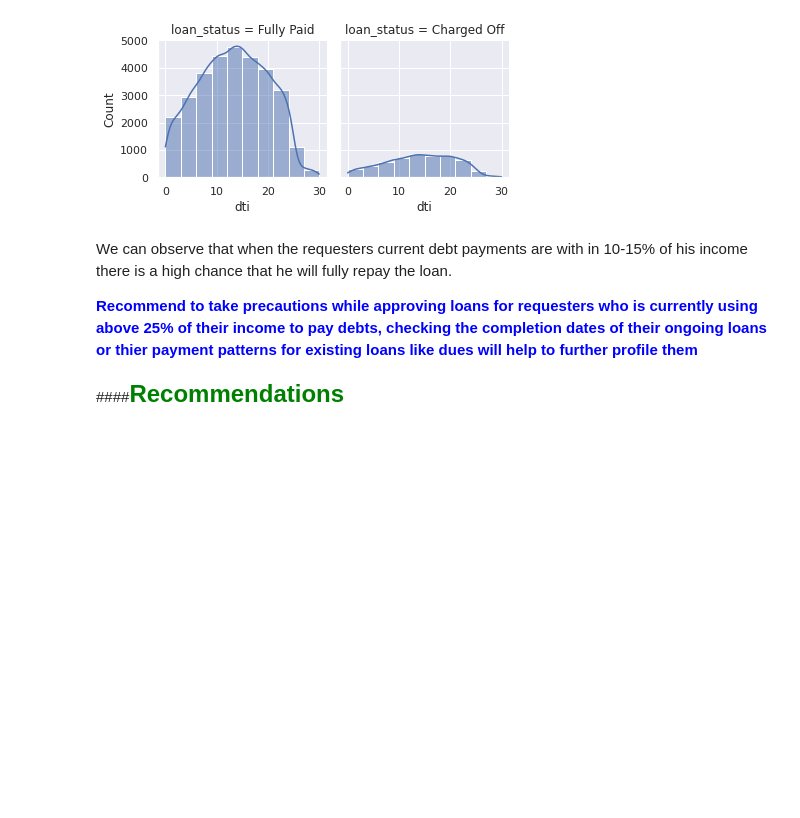
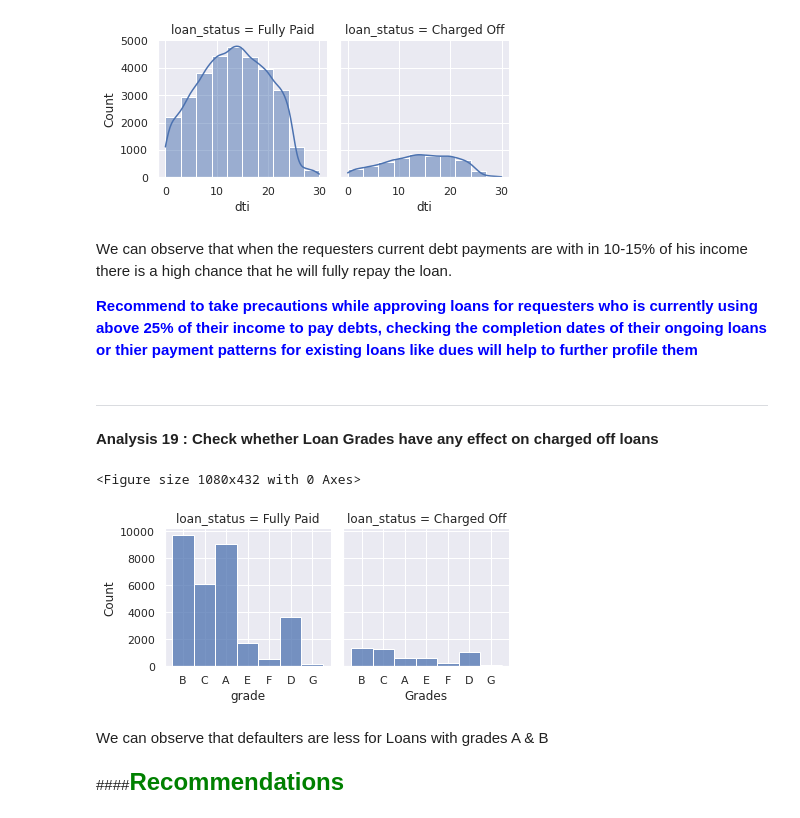
Before and after one commit to nidhinraj3/LendingClubCaseStudy, a Jupyter notebook: Lending_Club_Default_Analysis.ipynb, the cells around one changed output. Saved outputs shown, nothing was run; the diff lists cells and outputs as text; code cells hidden in the pictures; blank space fills up the shorter version.

```diff
--- a/Lending_Club_Default_Analysis.ipynb
+++ b/Lending_Club_Default_Analysis.ipynb
@@ -1370,6 +1370,24 @@ sns.displot(
 We can observe that when the requesters current debt payments are with in 10-15% of his income there is a high chance that he will fully repay the loan.
 
 <font color='Blue'><b>**Recommend to take precautions while approving loans for requesters who is currently using above 25% of their income to pay debts, checking the completion dates of their ongoing loans or thier payment patterns for existing loans like dues will help to further profile them**</b></font>
+# %% [markdown]
+---
+**Analysis 19 : Check whether Loan Grades have any effect on charged off loans**
+# %%
+plt.figure(figsize=(15,6))
+sns.displot(
+    filter_df, x="grade", col="loan_status",
+    binwidth=3, height=3, facet_kws=dict(margin_titles=True)
+)
+
+plt.xlabel("Grades")
+plt.ylabel("Status")
+plt.show()
+# %% [output]
+<Figure size 1080x432 with 0 Axes>
+[figure, added]
+# %% [markdown]
+We can observe that defaulters are less for Loans with grades A & B
 # %% [markdown]
 ####<font color='Green' size='5'><b>Recommendations</b></font>
 # %% [markdown]
```
Also changed, not shown: parts of 3 cells of this notebook.
